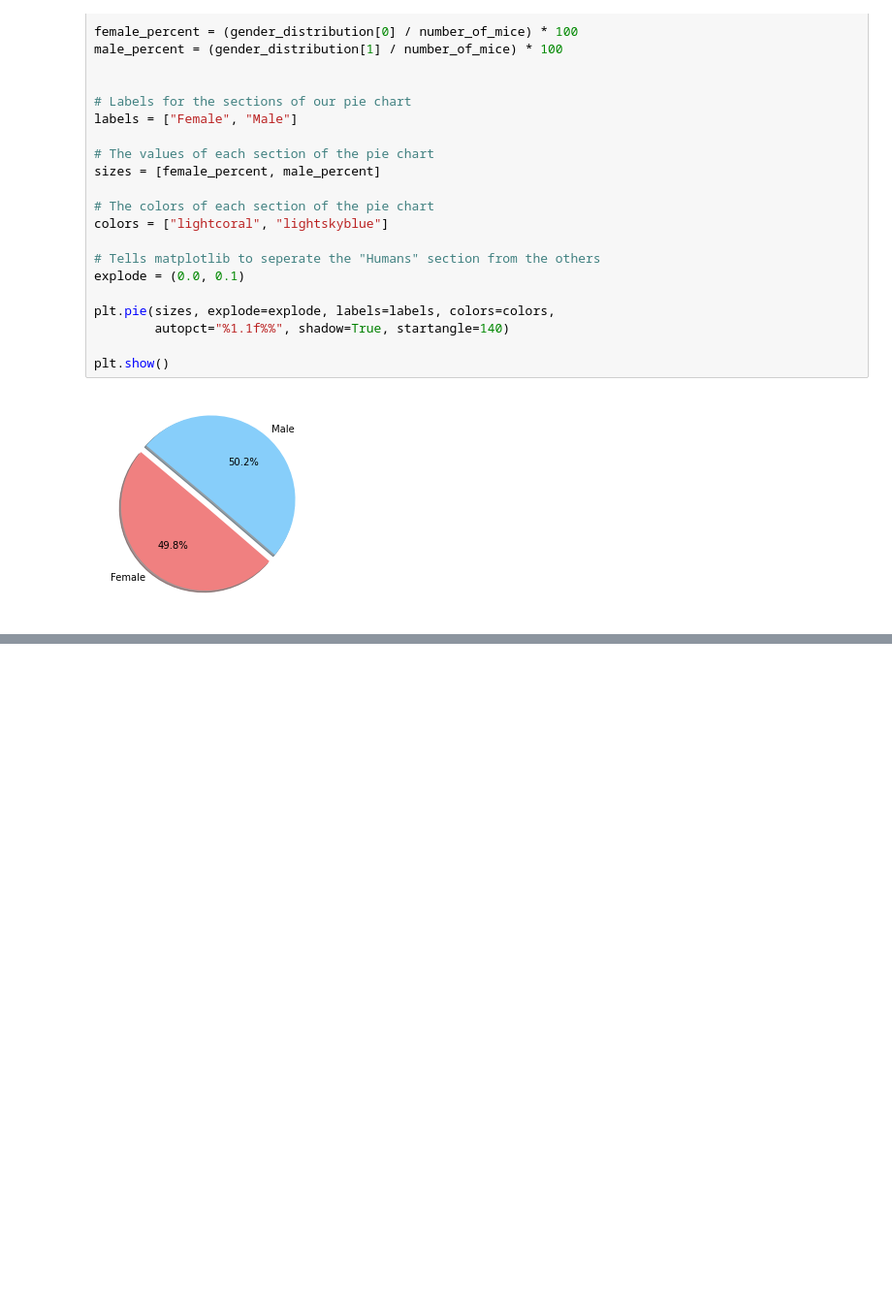
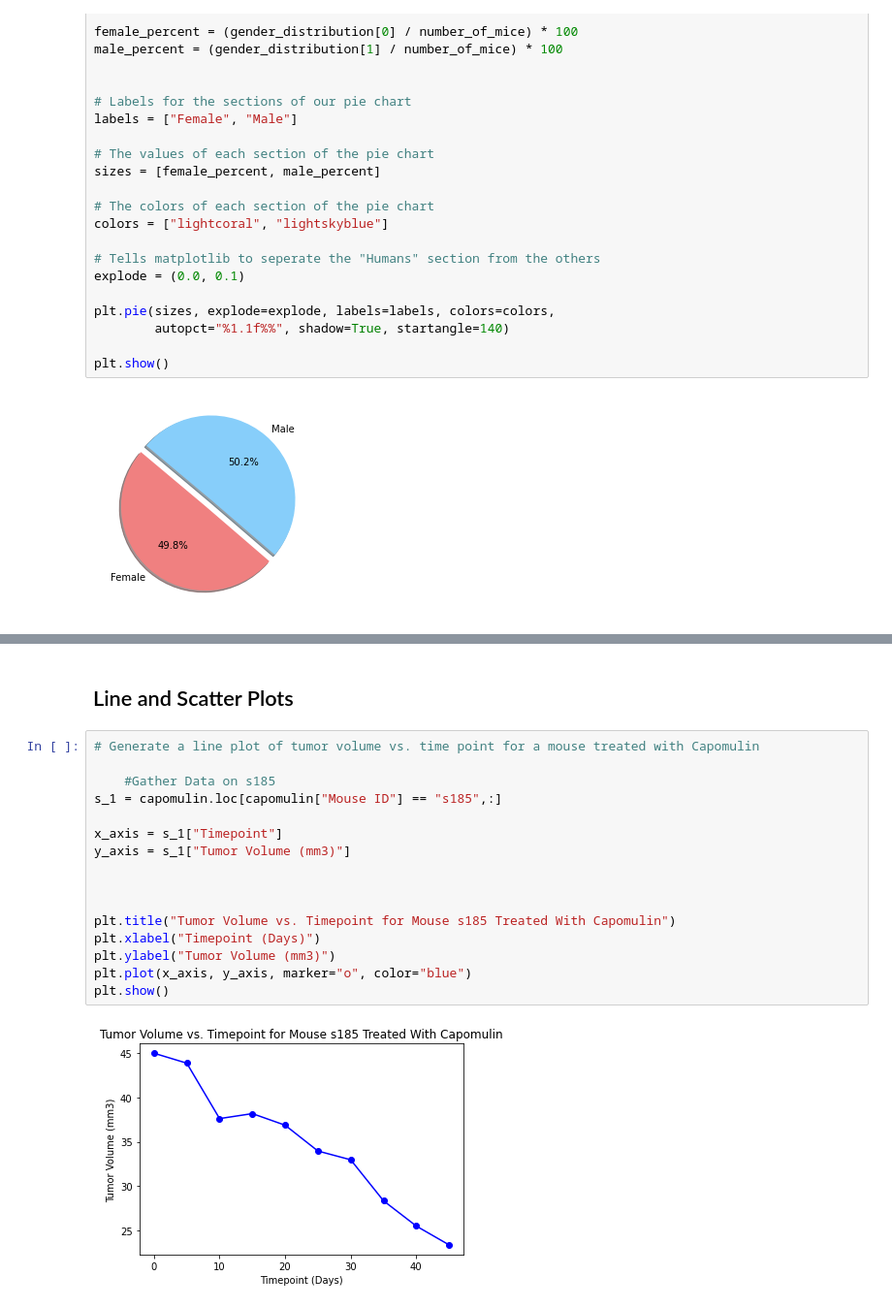
Before and after one commit to geofftm/matplotlib-challenge, a Jupyter notebook: Pymaceuticals/Pymaceuticals_non_dynamic_charts.ipynb, the cells around one changed output, grey strips where cells are left out. Shown at 97% size. Saved outputs shown, nothing was run; the diff lists cells and outputs as text; blank space fills up the shorter version.

```diff
--- a/Pymaceuticals/Pymaceuticals_non_dynamic_charts.ipynb
+++ b/Pymaceuticals/Pymaceuticals_non_dynamic_charts.ipynb
@@ -286,0 +440,20 @@ ceftamain_merge = pd.merge(clean_merged_df, capomulin_tumor_vol, on=("Mouse ID",
+# %% [markdown]
+## Line and Scatter Plots
+# %%
+# Generate a line plot of tumor volume vs. time point for a mouse treated with Capomulin
+
+    #Gather Data on s185
+s_1 = capomulin.loc[capomulin["Mouse ID"] == "s185",:]
+
+x_axis = s_1["Timepoint"]
+y_axis = s_1["Tumor Volume (mm3)"]
+
+
+
+plt.title("Tumor Volume vs. Timepoint for Mouse s185 Treated With Capomulin")
+plt.xlabel("Timepoint (Days)")
+plt.ylabel("Tumor Volume (mm3)")
+plt.plot(x_axis, y_axis, marker="o", color="blue")
+plt.show()
+# %% [output]
+[figure, added]
```
Also changed, not shown: parts of 13 cells of this notebook.
